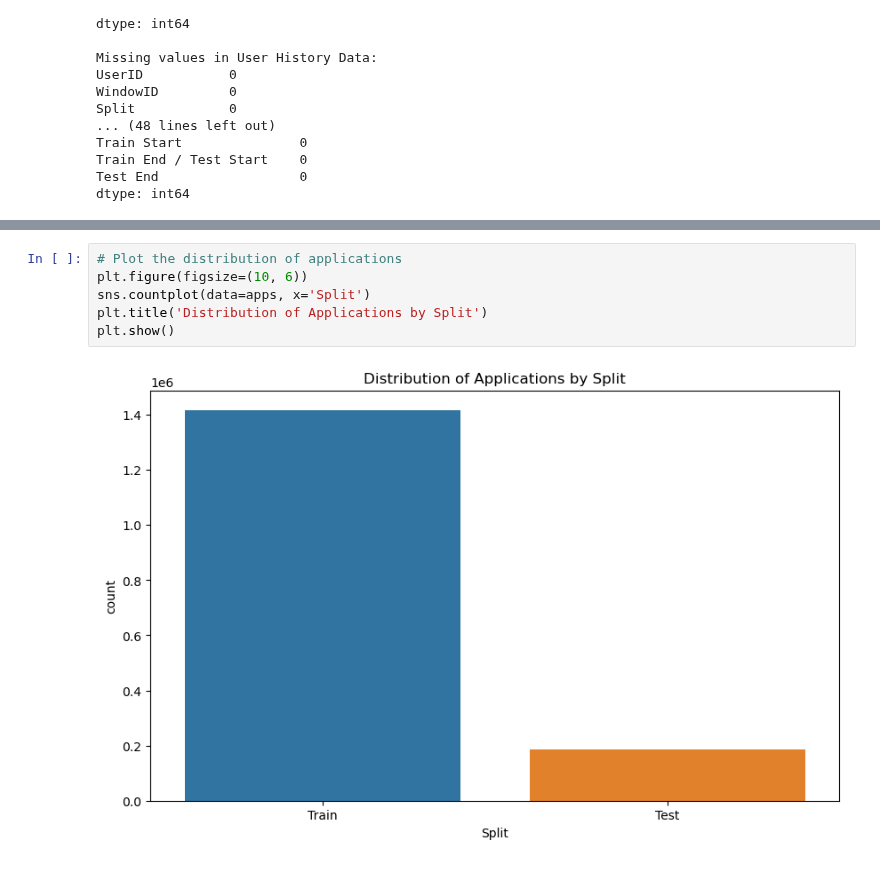
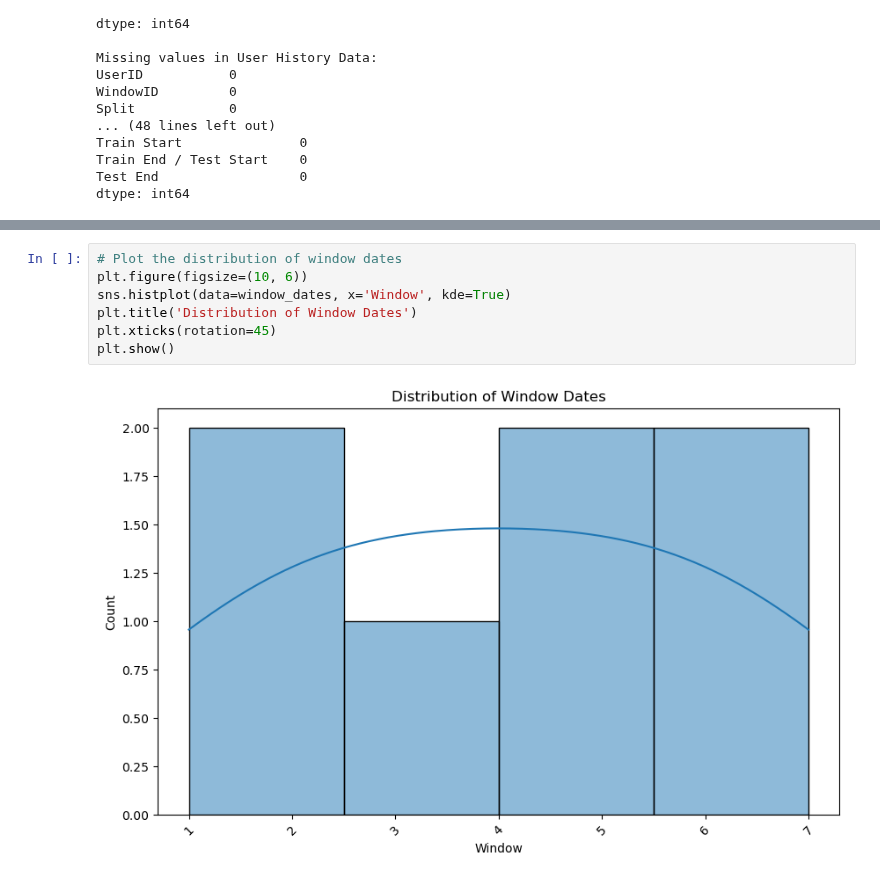
Before and after one commit to GyaneshSamanta/Data-Hackfest, a Jupyter notebook: Notebook/EDA.ipynb, the cells around one changed output, grey strips where cells are left out. Drawn from its saved outputs; the diff is of its cells as text.

```diff
--- a/Notebook/EDA.ipynb
+++ b/Notebook/EDA.ipynb
@@ -97,8 +212,9 @@ dtype: int64
 # %%
-# Plot the distribution of applications
+# Plot the distribution of window dates
 plt.figure(figsize=(10, 6))
-sns.countplot(data=apps, x='Split')
-plt.title('Distribution of Applications by Split')
+sns.histplot(data=window_dates, x='Window', kde=True)
+plt.title('Distribution of Window Dates')
+plt.xticks(rotation=45)
 plt.show()
 # %% [output]
-[figure, old version]
+[figure, new version]
```
Also changed, not shown: parts of 7 cells of this notebook.
